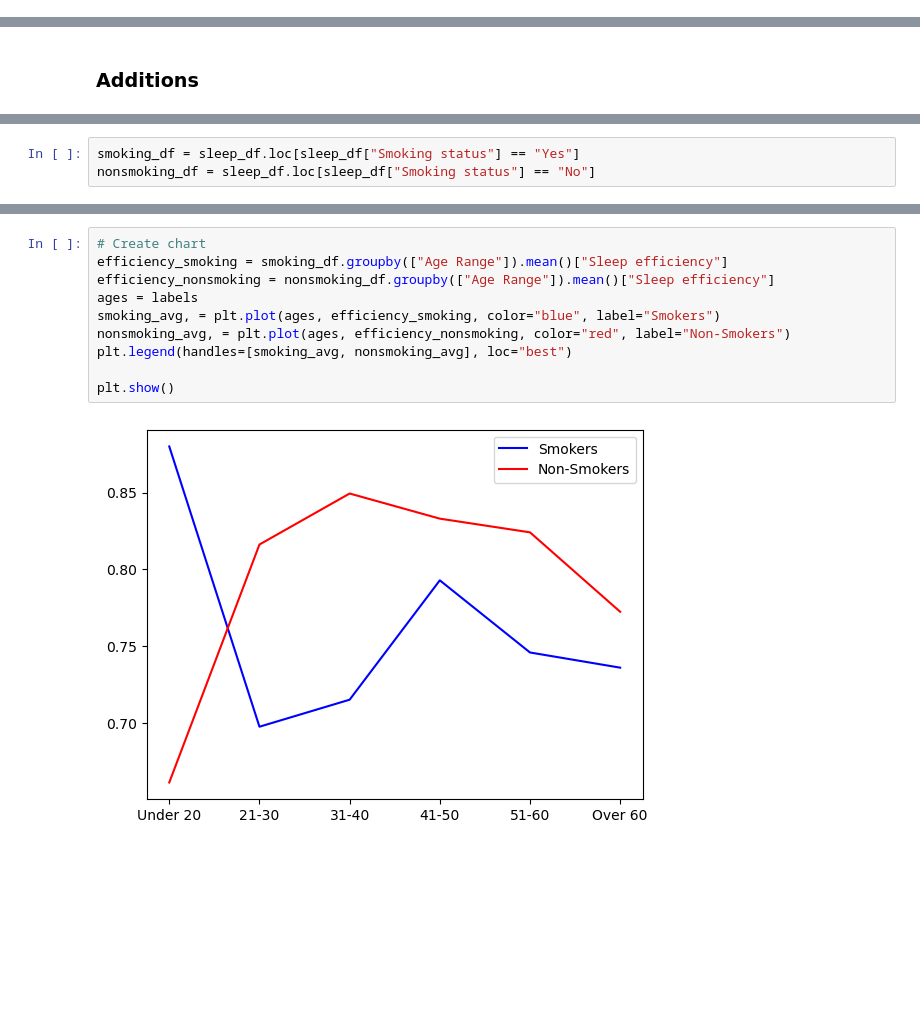
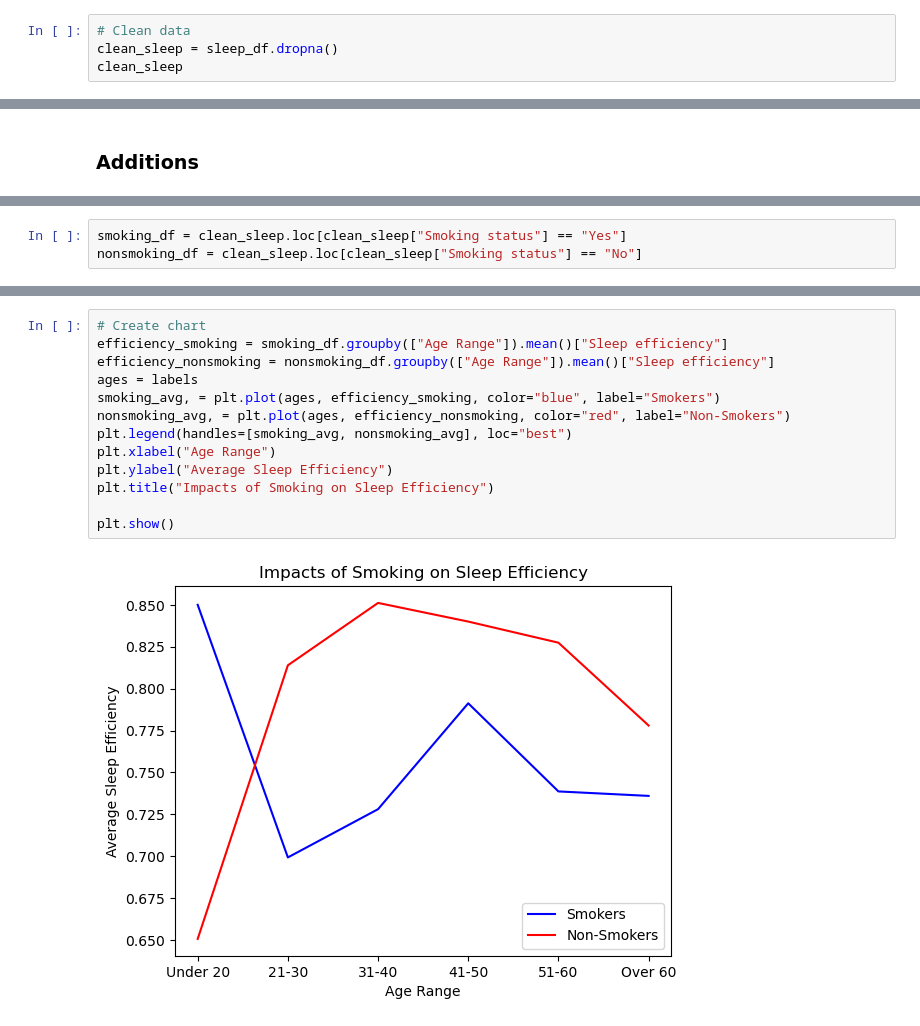
Before and after one commit to JenFreeze/Project_1, a Jupyter notebook: project1.ipynb, the cells around one changed output, grey strips where cells are left out. Drawn from its saved outputs; the diff is of its cells as text; blank space fills up the shorter version.

```diff
--- a/project1.ipynb
+++ b/project1.ipynb
@@ -41,3 +43,7 @@ Alcohol consumption       438
 Smoking status            452
 Exercise frequency        446
 dtype: int64
+# %%
+# Clean data
+clean_sleep = sleep_df.dropna()
+clean_sleep
@@ -439,6 +444,6 @@ plt.show()
 # %%
-smoking_df = sleep_df.loc[sleep_df["Smoking status"] == "Yes"]
-nonsmoking_df = sleep_df.loc[sleep_df["Smoking status"] == "No"]
+smoking_df = clean_sleep.loc[clean_sleep["Smoking status"] == "Yes"]
+nonsmoking_df = clean_sleep.loc[clean_sleep["Smoking status"] == "No"]
 # %%
 age_bins = [0, 20, 30, 40, 50, 60, 70]
 labels = ["Under 20", "21-30", "31-40", "41-50", "51-60", "Over 60"]
@@ -471,15 +463,18 @@ See the caveats in the documentation: https://pandas.pydata.org/pandas-docs/stab
 # %%
 # Create chart
 efficiency_smoking = smoking_df.groupby(["Age Range"]).mean()["Sleep efficiency"]
 efficiency_nonsmoking = nonsmoking_df.groupby(["Age Range"]).mean()["Sleep efficiency"]
 ages = labels
 smoking_avg, = plt.plot(ages, efficiency_smoking, color="blue", label="Smokers")
 nonsmoking_avg, = plt.plot(ages, efficiency_nonsmoking, color="red", label="Non-Smokers")
 plt.legend(handles=[smoking_avg, nonsmoking_avg], loc="best")
+plt.xlabel("Age Range")
+plt.ylabel("Average Sleep Efficiency")
+plt.title("Impacts of Smoking on Sleep Efficiency")
 
 plt.show()
 # %% [output]
-[figure, old version]
+[figure, new version]
 # %%
 # Create chart
 duration_smoking = smoking_df.groupby(["Age Range"]).mean()["Sleep duration"]
```
Also changed, not shown: parts of 51 cells of this notebook.
